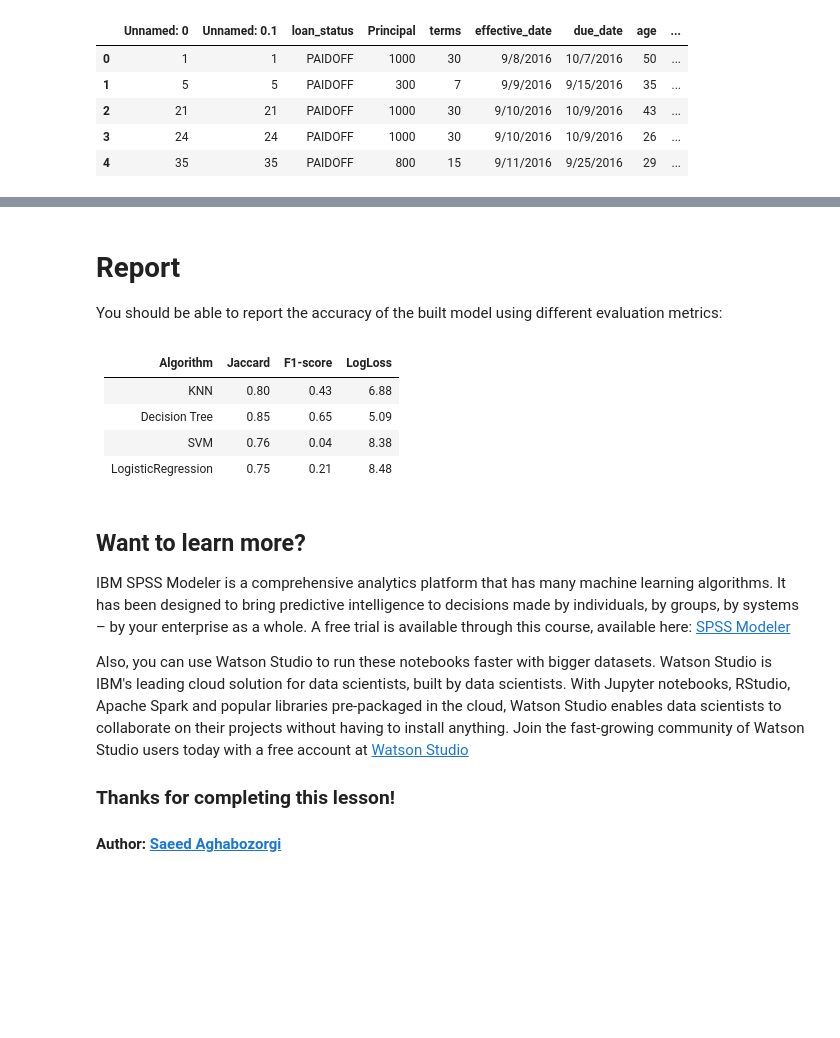
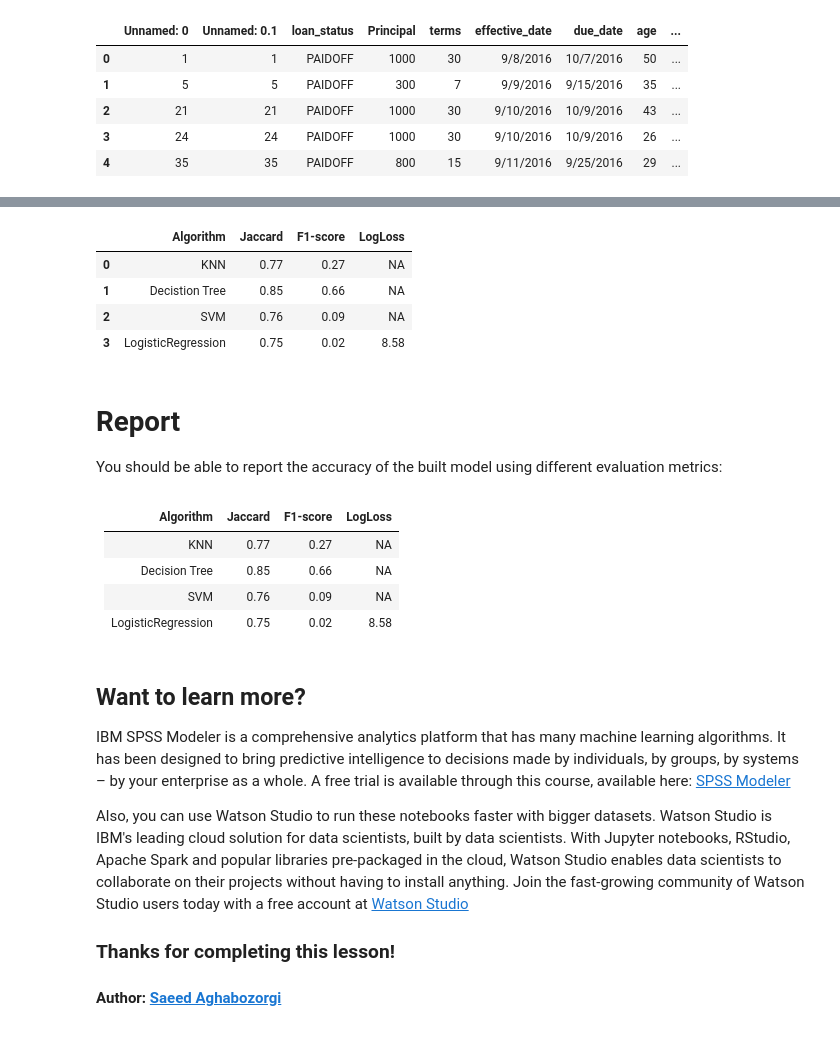
Before and after one commit to originaliang/Cousera_ML_Project, a Jupyter notebook: Capstone.ipynb, the cells around one changed output, grey strips where cells are left out. Cells and saved outputs as stored; diff of their text form; code cells hidden in the pictures; blank space fills up the shorter version.

```diff
--- a/Capstone.ipynb
+++ b/Capstone.ipynb
@@ -396,7 +409,7 @@ The accuracy is:  0.7884615384615384
 from sklearn.linear_model import LogisticRegression
 
 # train Logistic Regression model
-clf_log = LogisticRegression(penalty='l2', warm_start = True)
+clf_log = LogisticRegression(penalty='l2',solver='lbfgs', warm_start = True)
 clf_log.fit(X_train, y_train)
 # %% [output]
 LogisticRegression(C=1.0, class_weight=None, dual=False, fit_intercept=True,
@@ -456,7 +469,7 @@ X_t= preprocessing.StandardScaler().fit(X_t).transform(X_t)
 
 labels = {'PAIDOFF': 0,'COLLECTION': 1}
 y = [labels[item] for item in df['loan_status'].values]
-y= np.reshape(y, (len(y),1))
+#y= np.reshape(y, (len(y),1))
 # %%
 # prediction for all classifier
 y_knn = clf_knn.predict(X_t)
@@ -465,7 +478,16 @@ y_svm = clf_svm.predict(X_t)
 y_log = clf_log.predict(X_t)
 # %%
 # print evaluations
-print('Metric for KNN: Jaccard:', jaccard_similarity_score(y,y_knn), ' F1-score:',f1_score(y, y_knn) , ' Logloss:',log_loss(y,y_knn) )
-print('Metric for Decision Tree: Jaccard:', jaccard_similarity_score(y,y_dct), ' F1-score:',f1_score(y, y_dct) , ' Logloss:',log_loss(y,y_dct) )
-print('Metric for SVM: Jaccard:', jaccard_similarity_score(y,y_svm), ' F1-score:',f1_score(y, y_svm) , ' Logloss:',log_loss(y,y_svm) )
-print('Metric for LogisticRegression: Jaccard:', jaccard_similarity_score(y,y_log), ' F1-score:',f1_score(y, y_log) , ' Logloss:',log_loss(y,y_log) )
+
+knn_jac = round(jaccard_similarity_score(y,y_knn),2)
+knn_f1 = round(f1_score(y, y_knn),2)
+
+dct_jac = round(jaccard_similarity_score(y,y_dct),2)
+dct_f1 = round(f1_score(y, y_dct),2)
+
+svm_jac = round(jaccard_similarity_score(y,y_svm),2)
+svm_f1 = round(f1_score(y, y_svm),2)
+
+lr_jac = round(jaccard_similarity_score(y,y_log),2)
+lr_f1 = round(f1_score(y, y_log),2)
+lr_log = round(log_loss(y,y_log),2)
@@ -476,0 +494,15 @@ Metric for LogisticRegression: Jaccard: 0.7543352601156069  F1-score: 0.20560747
+# %%
+print('Metric for KNN: Jaccard:', knn_jac, ' F1-score:', knn_f1  )
+print('Metric for Decision Tree: Jaccard:',dct_jac , ' F1-score:',dct_f1)
+print('Metric for SVM: Jaccard:', svm_jac, ' F1-score:',dct_f1 )
+print('Metric for LogisticRegression: Jaccard:', lr_jac, ' F1-score:',lr_f1 , ' Logloss:',lr_log)
+
+Report = pd.DataFrame(data=df, columns=['Algorithm', 'Jaccard', 'F1-score', 'LogLoss'], index=None)
+Report
+Jaccard = [knn_jac,dct_jac,svm_jac,lr_jac ]
+F1_score = [knn_f1,dct_f1,svm_f1,lr_f1]
+LogLoss = ['NA','NA','NA',lr_log]
+
+df = {'Algorithm': ['KNN', 'Decistion Tree', 'SVM', 'LogisticRegression'], \
+     'Jaccard': Jaccard, 'F1-score': F1_score, 'LogLoss': LogLoss}
+df
@@ -477,13 +518,22 @@ Metric for LogisticRegression: Jaccard: 0.7543352601156069  F1-score: 0.20560747
+# %%
+Report = pd.DataFrame(data=df, columns=['Algorithm', 'Jaccard', 'F1-score', 'LogLoss'])
+Report
+# %% [output]
+|  | Algorithm | Jaccard | F1-score | LogLoss |
+| 0 | KNN | 0.77 | 0.27 | NA |
+| 1 | Decistion Tree | 0.85 | 0.66 | NA |
+| 2 | SVM | 0.76 | 0.09 | NA |
+| 3 | LogisticRegression | 0.75 | 0.02 | 8.58 |
 # %% [markdown]
 # Report
 You should be able to report the accuracy of the built model using different evaluation metrics:
 # %% [markdown]
 | Algorithm          | Jaccard | F1-score | LogLoss |
 |--------------------|---------|----------|---------|
-| KNN                | 0.80    | 0.43     | 6.88    |
-| Decision Tree      | 0.85    | 0.65     | 5.09    |
-| SVM                | 0.76    | 0.04     | 8.38    |
-| LogisticRegression | 0.75    | 0.21     | 8.48    |
+| KNN                | 0.77    | 0.27     | NA      |
+| Decision Tree      | 0.85    | 0.66     | NA      |
+| SVM                | 0.76    | 0.09     | NA      |
+| LogisticRegression | 0.75    | 0.02     | 8.58    |
 # %% [markdown]
 <h2>Want to learn more?</h2>
 
```
Also changed, not shown: parts of 16 cells of this notebook.
